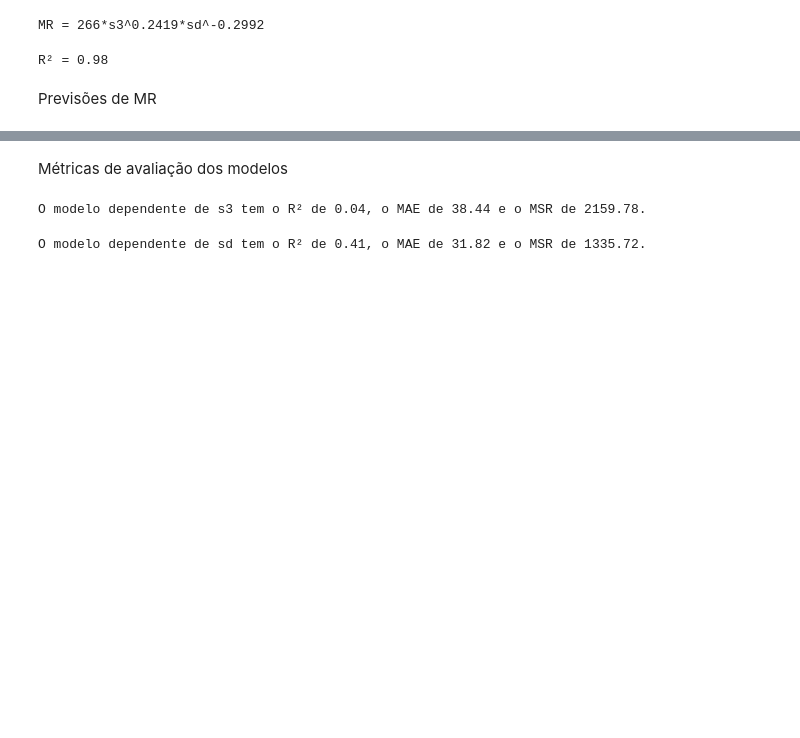
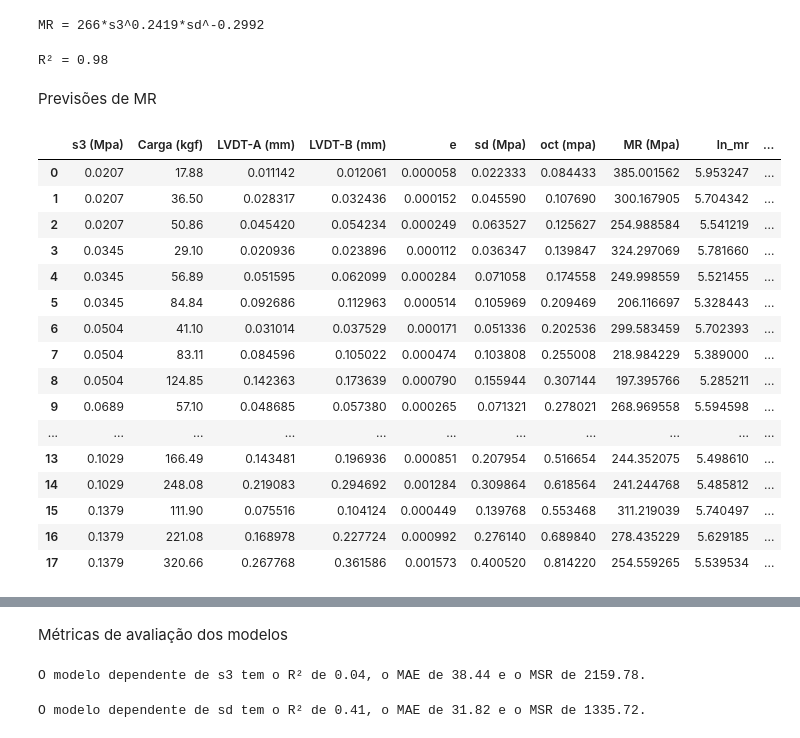
Before and after one commit to andrade-lcs/medina, a Jupyter notebook: Planilha_MR_dashborad_v01.ipynb, the cells around one changed output, grey strips where cells are left out. Drawn from its saved outputs; the diff is of its cells as text; code cells hidden in the pictures; blank space fills up the shorter version.

```diff
--- a/Planilha_MR_dashborad_v01.ipynb
+++ b/Planilha_MR_dashborad_v01.ipynb
@@ -244,3 +231,23 @@ df['mr_s3_cal'] = mr_s3_list
 df['mr_sd_cal'] = mr_sd_list
 df['mr_oct_cal'] = mr_oct_list
 df['mr_comp_cal'] = mr_comp_list
+# %%
+df
+# %% [output]
+|  | s3 (Mpa) | Carga (kgf) | LVDT-A (mm) | LVDT-B (mm) | e | sd (Mpa) | oct (mpa) | MR (Mpa) | ln_mr | ... |
+| 0 | 0.0207 | 17.88 | 0.011142 | 0.012061 | 0.000058 | 0.022333 | 0.084433 | 385.001562 | 5.953247 | ... |
+| 1 | 0.0207 | 36.50 | 0.028317 | 0.032436 | 0.000152 | 0.045590 | 0.107690 | 300.167905 | 5.704342 | ... |
+| 2 | 0.0207 | 50.86 | 0.045420 | 0.054234 | 0.000249 | 0.063527 | 0.125627 | 254.988584 | 5.541219 | ... |
+| 3 | 0.0345 | 29.10 | 0.020936 | 0.023896 | 0.000112 | 0.036347 | 0.139847 | 324.297069 | 5.781660 | ... |
+| 4 | 0.0345 | 56.89 | 0.051595 | 0.062099 | 0.000284 | 0.071058 | 0.174558 | 249.998559 | 5.521455 | ... |
+| 5 | 0.0345 | 84.84 | 0.092686 | 0.112963 | 0.000514 | 0.105969 | 0.209469 | 206.116697 | 5.328443 | ... |
+| 6 | 0.0504 | 41.10 | 0.031014 | 0.037529 | 0.000171 | 0.051336 | 0.202536 | 299.583459 | 5.702393 | ... |
+| 7 | 0.0504 | 83.11 | 0.084596 | 0.105022 | 0.000474 | 0.103808 | 0.255008 | 218.984229 | 5.389000 | ... |
+| 8 | 0.0504 | 124.85 | 0.142363 | 0.173639 | 0.000790 | 0.155944 | 0.307144 | 197.395766 | 5.285211 | ... |
+| 9 | 0.0689 | 57.10 | 0.048685 | 0.057380 | 0.000265 | 0.071321 | 0.278021 | 268.969558 | 5.594598 | ... |
+| ... | ... | ... | ... | ... | ... | ... | ... | ... | ... | ... |
+| 13 | 0.1029 | 166.49 | 0.143481 | 0.196936 | 0.000851 | 0.207954 | 0.516654 | 244.352075 | 5.498610 | ... |
+| 14 | 0.1029 | 248.08 | 0.219083 | 0.294692 | 0.001284 | 0.309864 | 0.618564 | 241.244768 | 5.485812 | ... |
+| 15 | 0.1379 | 111.90 | 0.075516 | 0.104124 | 0.000449 | 0.139768 | 0.553468 | 311.219039 | 5.740497 | ... |
+| 16 | 0.1379 | 221.08 | 0.168978 | 0.227724 | 0.000992 | 0.276140 | 0.689840 | 278.435229 | 5.629185 | ... |
+| 17 | 0.1379 | 320.66 | 0.267768 | 0.361586 | 0.001573 | 0.400520 | 0.814220 | 254.559265 | 5.539534 | ... |
```
Also changed, not shown: parts of 15 cells of this notebook, 2 other files.
